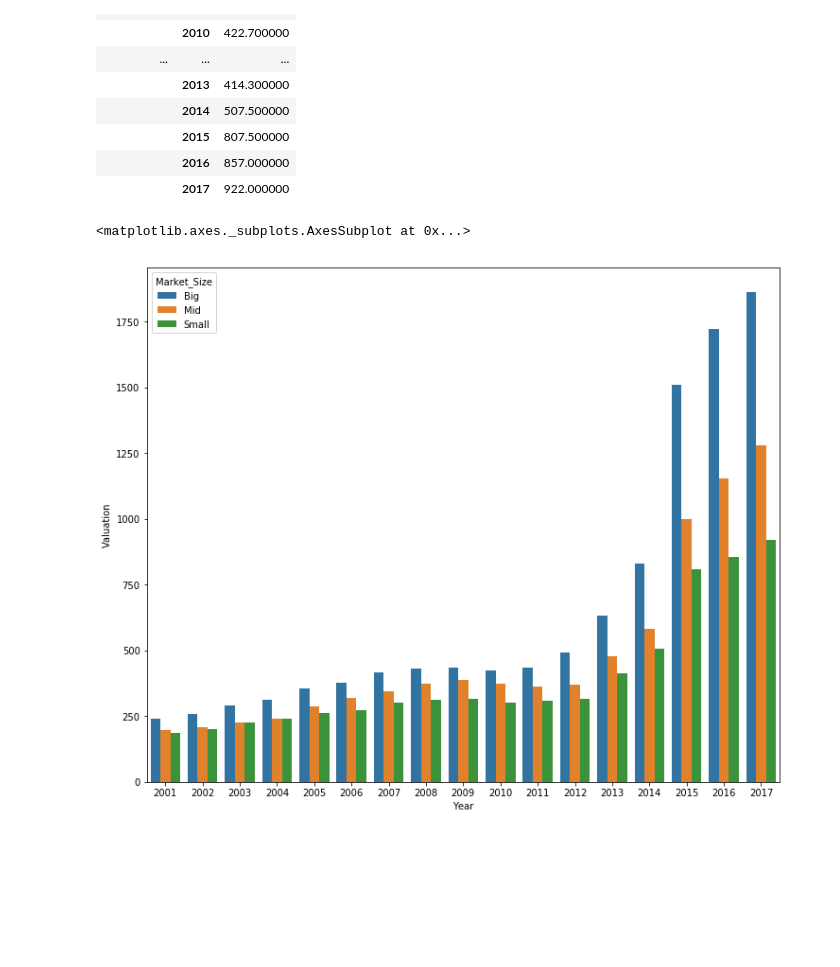
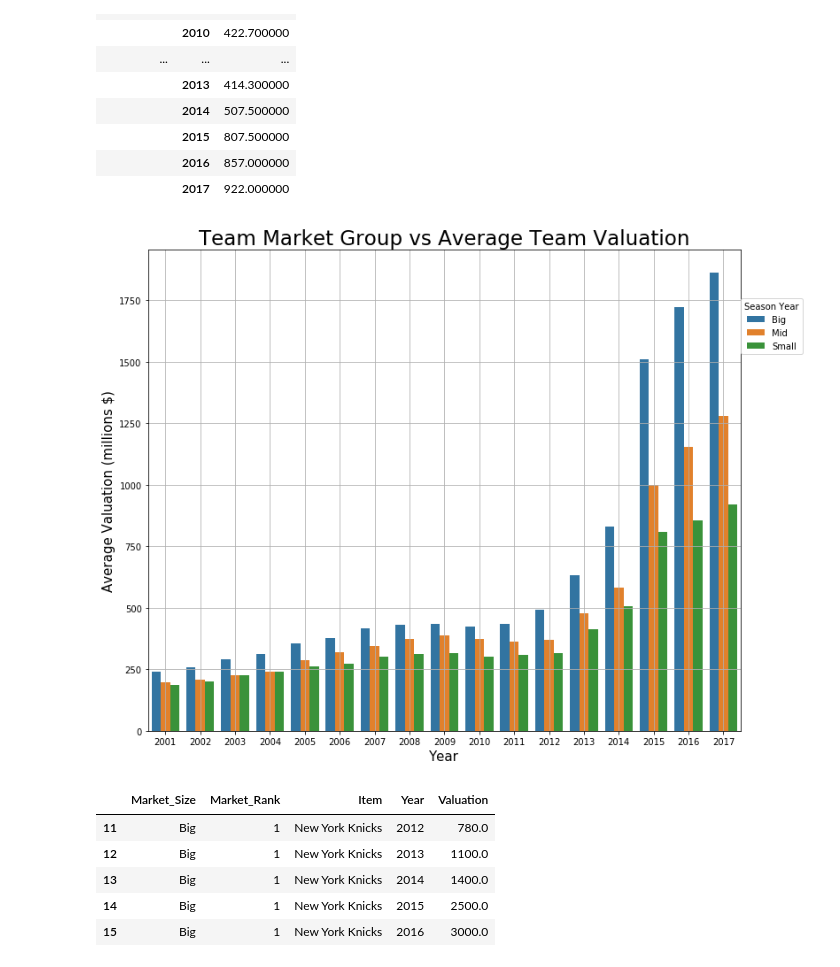
Before and after one commit to Iudina/WarriorsVsTeamKobe, a Jupyter notebook: Valuation_Histogram.ipynb, the cells around one changed output. Drawn from its saved outputs; the diff is of its cells as text; code cells hidden in the pictures; blank space fills up the shorter version.

Commit message:
pushing final versions of valuation and attendance viz

```diff
--- a/Valuation_Histogram.ipynb
+++ b/Valuation_Histogram.ipynb
@@ -78,13 +79,29 @@ df_market
 # %%
 fig, ax = plt.subplots()
 # the size of A4 paper
 fig.set_size_inches(12, 10)
 sns.barplot(x="Year", y="Valuation", data=df_market.reset_index(), hue="Market_Size")
-
+plt.xlabel("Year" , size = 15)
+plt.ylabel("Average Valuation (millions $)" , size = 15)
+plt.title("Team Market Group vs Average Team Valuation" , size = 23)
+plt.legend(bbox_to_anchor = (1 , .9) , loc = 2 , borderaxespad = 0. , title = "Season Year")
+ax.grid(True , which = "Both")
 #sns.barplot(x='FinYear', y='Amount', data=invYr.reset_index())
 #sns.barplot(x=invYr.index, y=invYr.Amount)
 #ns.barplot(x="alcohol", y="abbrev", data=crashes,
            # label="Alcohol-involved", color="b")
 # %% [output]
-<matplotlib.axes._subplots.AxesSubplot at 0x...>
-[figure, old version]
+[figure, new version]
+# %%
+df_team_5_big = df.loc[df['Item'].isin(['Golden State Warriors','New York Knicks','San Antonio Spurs','Boston Celtics','Los Angeles Lakers','Houston Rockets','Cleveland Cavaliers'])]
+df_team_5_big2 = df_team_5_big[(df_team_5_big['Year']>=2012)]
+
+df_team_5_big2
+df_team_5_big2.head()
+# %% [output]
+|  | Market_Size | Market_Rank | Item | Year | Valuation |
+| 11 | Big | 1 | New York Knicks | 2012 | 780.0 |
+| 12 | Big | 1 | New York Knicks | 2013 | 1100.0 |
+| 13 | Big | 1 | New York Knicks | 2014 | 1400.0 |
+| 14 | Big | 1 | New York Knicks | 2015 | 2500.0 |
+| 15 | Big | 1 | New York Knicks | 2016 | 3000.0 |
```
Also changed, not shown: parts of 2 cells of this notebook, 1 other file.
